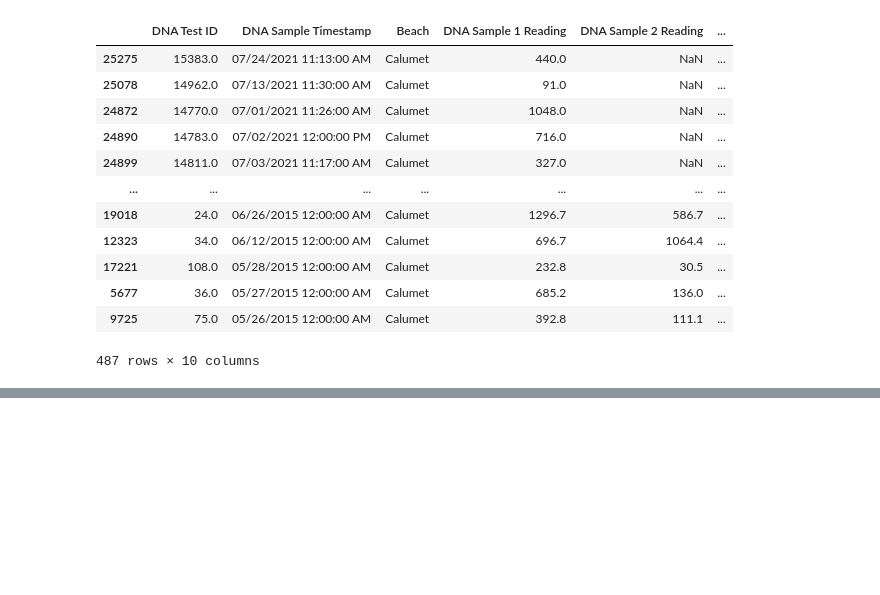
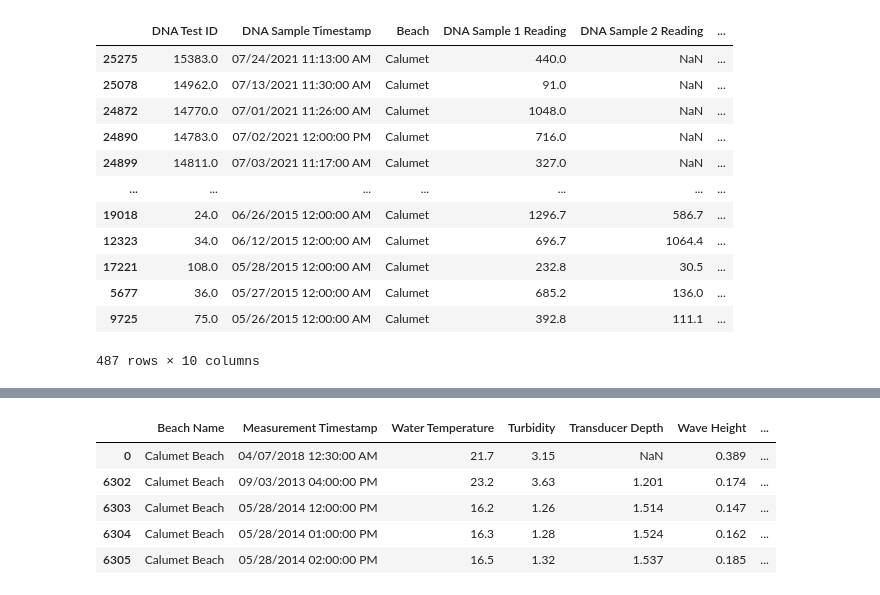
Before and after one commit to danielatuesta55/E_Coli_Chicago_Beaches, a Jupyter notebook: Jupyterlab Notebooks/Data_Cleanup_DNA.ipynb, the cells around one changed output, grey strips where cells are left out. Drawn from its saved outputs; the diff is of its cells as text; code cells hidden in the pictures; blank space fills up the shorter version.

```diff
--- a/Jupyterlab Notebooks/Data_Cleanup_DNA.ipynb
+++ b/Jupyterlab Notebooks/Data_Cleanup_DNA.ipynb
@@ -68,0 +79,10 @@ only_calumet_clean.sort_values('Sample_Month_Year',ascending=False)
+# %%
+water_only_calumet = water_quality.loc[water_quality["Beach Name"] == "Calumet Beach", :]
+water_only_calumet.head()
+# %% [output]
+|  | Beach Name | Measurement Timestamp | Water Temperature | Turbidity | Transducer Depth | Wave Height | ... |
+| 0 | Calumet Beach | 04/07/2018 12:30:00 AM | 21.7 | 3.15 | NaN | 0.389 | ... |
+| 6302 | Calumet Beach | 09/03/2013 04:00:00 PM | 23.2 | 3.63 | 1.201 | 0.174 | ... |
+| 6303 | Calumet Beach | 05/28/2014 12:00:00 PM | 16.2 | 1.26 | 1.514 | 0.147 | ... |
+| 6304 | Calumet Beach | 05/28/2014 01:00:00 PM | 16.3 | 1.28 | 1.524 | 0.162 | ... |
+| 6305 | Calumet Beach | 05/28/2014 02:00:00 PM | 16.5 | 1.32 | 1.537 | 0.185 | ... |
```
Also changed, not shown: parts of 6 cells of this notebook.
